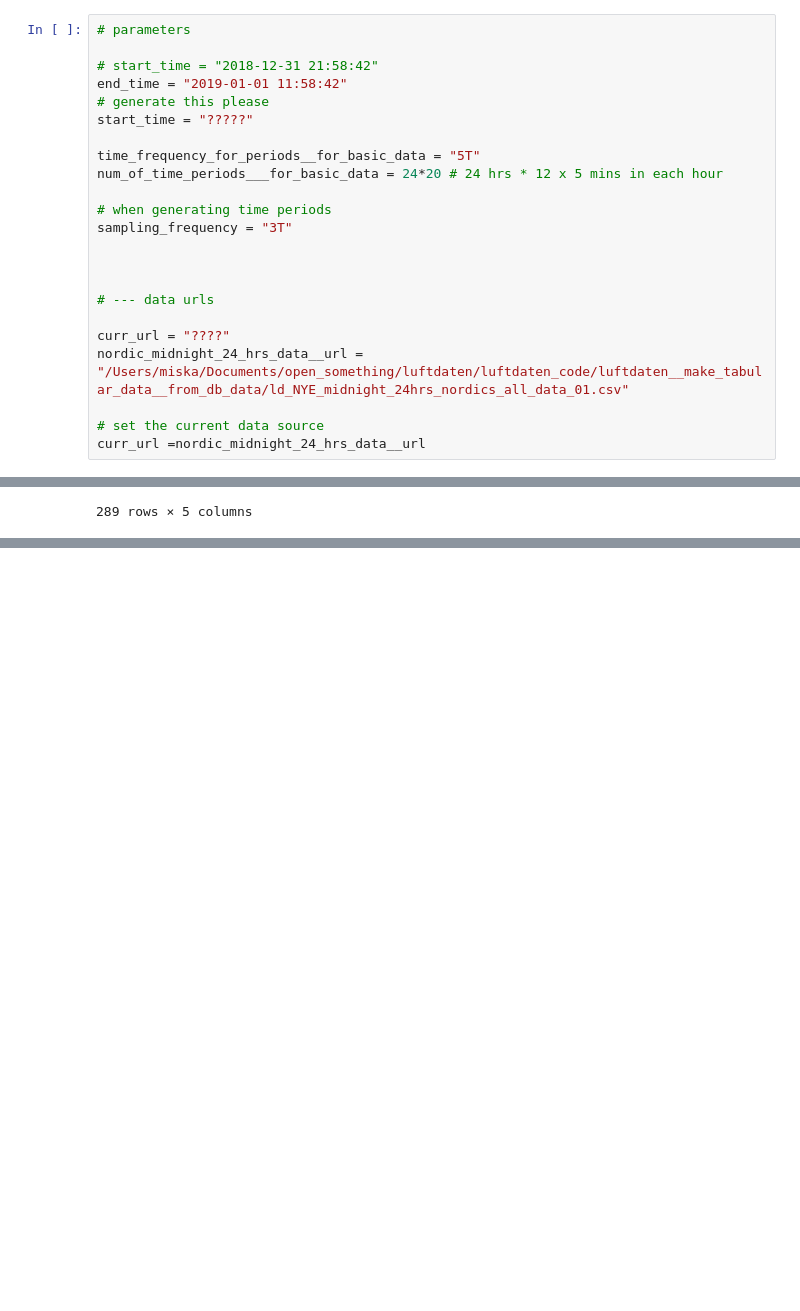
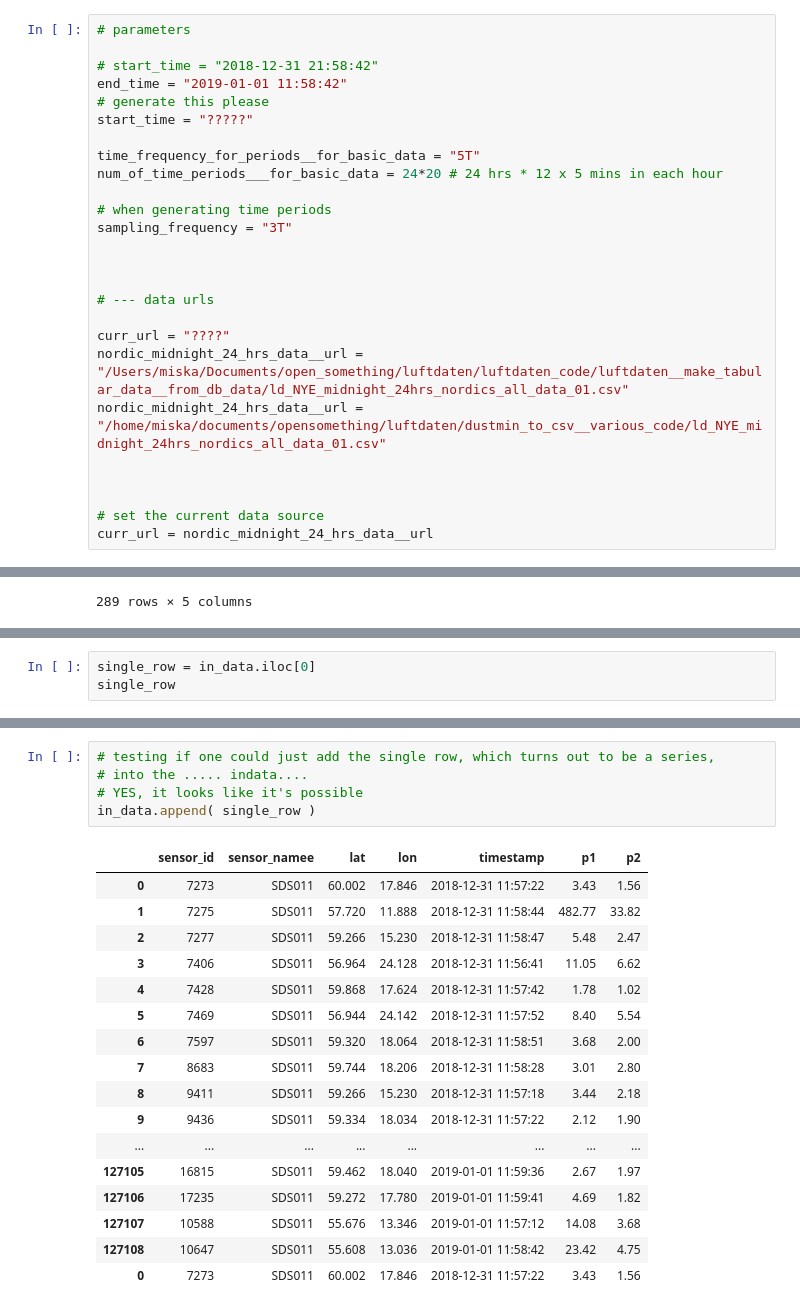
Before and after one commit to miskaknapek/dustmin_to_csv__various_code, a Jupyter notebook: make_tabular_csv_data_from_luftdaten_data___TRY_5__using__PD_RESAMPLE__MINIMAL_EDITION__RETRY_02.ipynb, the cells around one changed output, grey strips where cells are left out. Saved outputs shown, nothing was run; the diff lists cells and outputs as text; blank space fills up the shorter version.

```diff
--- a/make_tabular_csv_data_from_luftdaten_data___TRY_5__using__PD_RESAMPLE__MINIMAL_EDITION__RETRY_02.ipynb
+++ b/make_tabular_csv_data_from_luftdaten_data___TRY_5__using__PD_RESAMPLE__MINIMAL_EDITION__RETRY_02.ipynb
@@ -104,9 +104,12 @@ sampling_frequency = "3T"
 
 curr_url = "????"
 nordic_midnight_24_hrs_data__url = "/Users/miska/Documents/open_something/luftdaten/luftdaten_code/luftdaten__make_tabular_data__from_db_data/ld_NYE_midnight_24hrs_nordics_all_data_01.csv"
+nordic_midnight_24_hrs_data__url = "/home/miska/documents/opensomething/luftdaten/dustmin_to_csv__various_code/ld_NYE_midnight_24hrs_nordics_all_data_01.csv"
+
+
 
 # set the current data source
-curr_url =nordic_midnight_24_hrs_data__url
+curr_url = nordic_midnight_24_hrs_data__url
 # %%
 # try convert the timestamp in the data, to epoch
 
@@ -343,0 +351,3 @@ in_data__beginning_and_middle_and_end__RESAMPLED
+# %%
+single_row = in_data.iloc[0]
+single_row
@@ -343,0 +367,23 @@ in_data__beginning_and_middle_and_end__RESAMPLED
+# %%
+# testing if one could just add the single row, which turns out to be a series,
+# into the ..... indata....
+# YES, it looks like it's possible
+in_data.append( single_row )
+# %% [output]
+|  | sensor_id | sensor_namee | lat | lon | timestamp | p1 | p2 |
+| 0 | 7273 | SDS011 | 60.002 | 17.846 | 2018-12-31 11:57:22 | 3.43 | 1.56 |
+| 1 | 7275 | SDS011 | 57.720 | 11.888 | 2018-12-31 11:58:44 | 482.77 | 33.82 |
+| 2 | 7277 | SDS011 | 59.266 | 15.230 | 2018-12-31 11:58:47 | 5.48 | 2.47 |
+| 3 | 7406 | SDS011 | 56.964 | 24.128 | 2018-12-31 11:56:41 | 11.05 | 6.62 |
+| 4 | 7428 | SDS011 | 59.868 | 17.624 | 2018-12-31 11:57:42 | 1.78 | 1.02 |
+| 5 | 7469 | SDS011 | 56.944 | 24.142 | 2018-12-31 11:57:52 | 8.40 | 5.54 |
+| 6 | 7597 | SDS011 | 59.320 | 18.064 | 2018-12-31 11:58:51 | 3.68 | 2.00 |
+| 7 | 8683 | SDS011 | 59.744 | 18.206 | 2018-12-31 11:58:28 | 3.01 | 2.80 |
+| 8 | 9411 | SDS011 | 59.266 | 15.230 | 2018-12-31 11:57:18 | 3.44 | 2.18 |
+| 9 | 9436 | SDS011 | 59.334 | 18.034 | 2018-12-31 11:57:22 | 2.12 | 1.90 |
+| ... | ... | ... | ... | ... | ... | ... | ... |
+| 127105 | 16815 | SDS011 | 59.462 | 18.040 | 2019-01-01 11:59:36 | 2.67 | 1.97 |
+| 127106 | 17235 | SDS011 | 59.272 | 17.780 | 2019-01-01 11:59:41 | 4.69 | 1.82 |
+| 127107 | 10588 | SDS011 | 55.676 | 13.346 | 2019-01-01 11:57:12 | 14.08 | 3.68 |
+| 127108 | 10647 | SDS011 | 55.608 | 13.036 | 2019-01-01 11:58:42 | 23.42 | 4.75 |
+| 0 | 7273 | SDS011 | 60.002 | 17.846 | 2018-12-31 11:57:22 | 3.43 | 1.56 |
```
Also changed, not shown: parts of 21 cells of this notebook, 1 other file.
